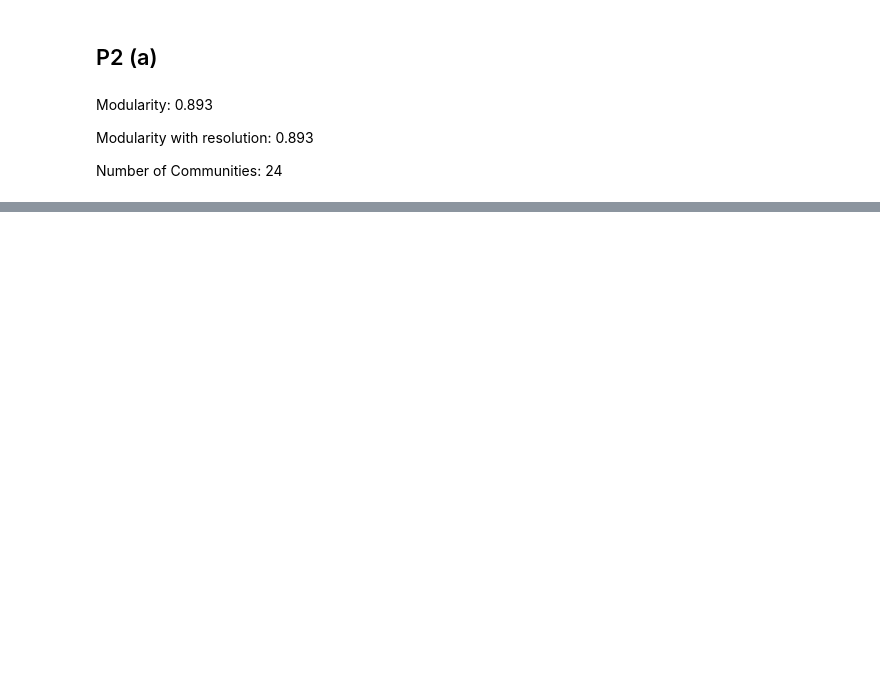
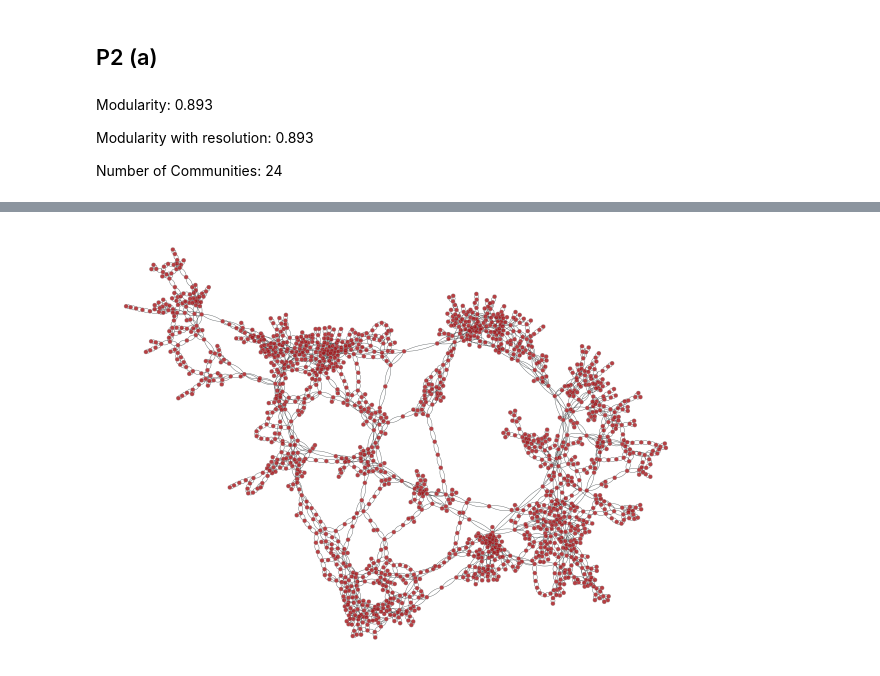
Before and after one commit to AerosolKiller/phys7332_fa25, a Jupyter notebook: HW2/Problem2.ipynb, the cells around one changed output, grey strips where cells are left out. Drawn from its saved outputs; the diff is of its cells as text; code cells hidden in the pictures; blank space fills up the shorter version.

Commit message:
added graphtool plot

```diff
--- a/HW2/Problem2.ipynb
+++ b/HW2/Problem2.ipynb
@@ -28,0 +36,15 @@ partition = dict(zip(df['Id'], df['modularity_class']))
+# %%
+df_edges = pd.read_csv('/Users/lpwer/Documents/NetSIPhD/PHYS7332_NetData/phys7332_fa25/HW2/edges.csv')
+# x = pd.concat([df_edges[ucal], df_edges[vcal]])
+# print(x)
+labels = pd.Index(pd.unique(pd.concat([df_edges['Source'], df_edges['Target']])))
+# print(labels)
+
+labels_to_int = {lab: i for i, lab in enumerate(labels)}
+# print(labels_to_int)
+
+df_int = df_edges.copy()
+df_int['Source'] = df_int['Source'].map(labels_to_int)
+df_int['Target'] = df_int['Target'].map(labels_to_int)
+
+print(df_int)
@@ -28,0 +66,8 @@ partition = dict(zip(df['Id'], df['modularity_class']))
+# %%
+g = gt.Graph(directed=False)
+g.add_vertex(len(labels))
+g.add_edge_list(df_int[['Source', 'Target']].itertuples(index=False, name=None))
+
+gt.graph_draw(g)
+# %% [output]
+[figure, added]
```
Also changed, not shown: parts of 5 cells of this notebook.
